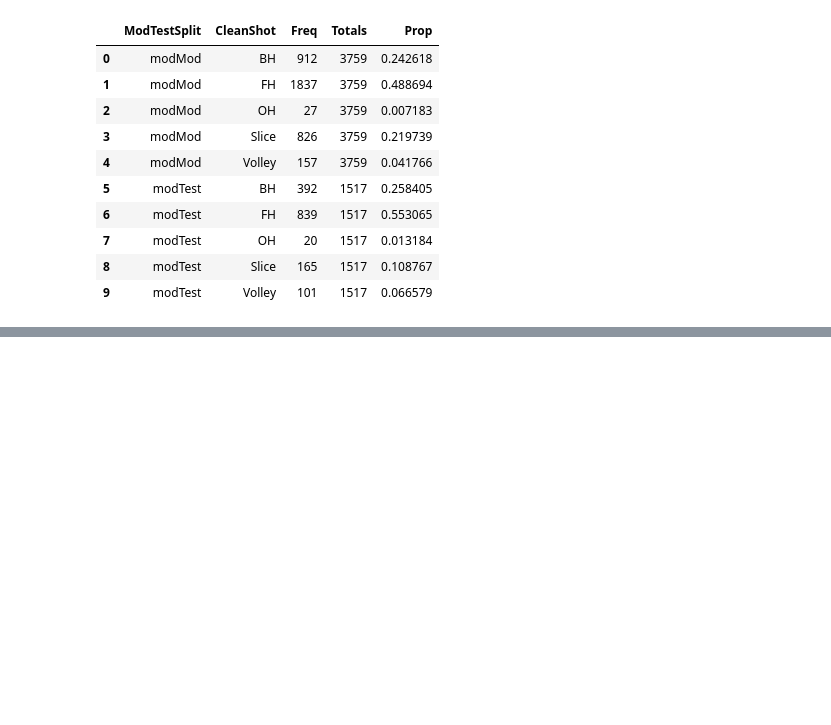
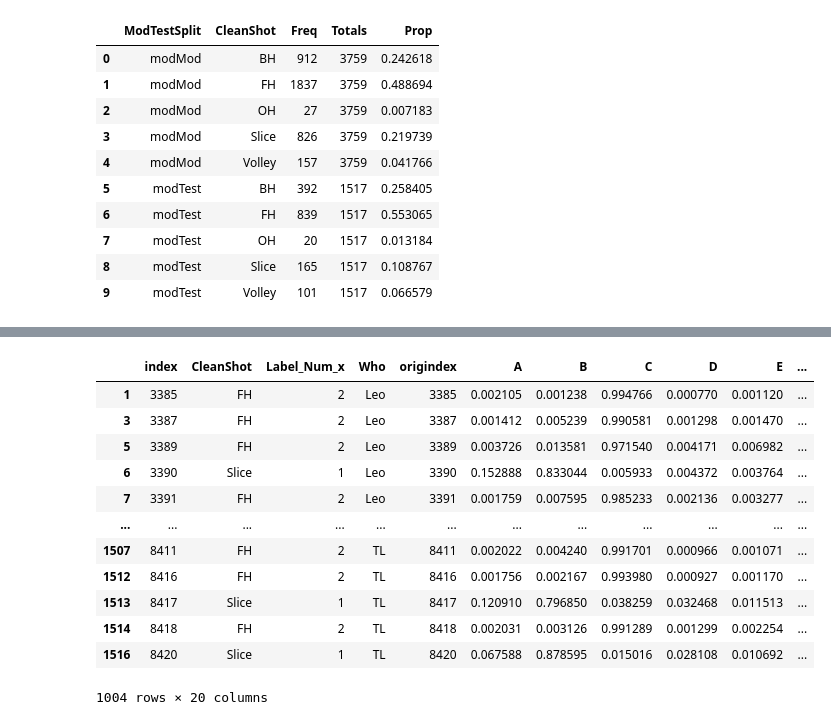
Before and after one commit to jamesoliver1981/DemoTennis, a Jupyter notebook: Building_Predictions/Building_Highly_Accurate_Shot_Predictions_in_Tennis.ipynb, the cells around one changed output, grey strips where cells are left out. Cells and saved outputs as stored; diff of their text form; code cells hidden in the pictures; blank space fills up the shorter version.

Commit message:
Update to building accurate shots notebook

```diff
--- a/Building_Predictions/Building_Highly_Accurate_Shot_Predictions_in_Tennis.ipynb
+++ b/Building_Predictions/Building_Highly_Accurate_Shot_Predictions_in_Tennis.ipynb
@@ -158,0 +530,8 @@ Index(['Key', 'TimeTrueStrike', 'Slice_Res_prob', 'Slice_Res_pred',
+# %%
+#combine the data so have all model predictions in one place
+# df4 = pd.concat([df3, eval_fin.iloc[:,3:]], axis = 1)
+df4 = pd.merge(df3, eval_fin[["BH_2040Focus_probs","BH_2040Focus_preds","origindex"]],
+                             how = "left", on = "origindex")
+
+#show the quality of the prediction via confusion matrix
+pd.crosstab(df4.CleanShot, df4.BH_2040Focus_preds)
@@ -158,0 +587,4 @@ Index(['Key', 'TimeTrueStrike', 'Slice_Res_prob', 'Slice_Res_pred',
+# %%
+#create the accuracy of the prediction - how many of the shots are correctly identified per shot
+df4["FocusCorrect"] = np.where(df4.CleanShot == df4.BH_2040Focus_preds, 1,0)
+df4.groupby("CleanShot")["FocusCorrect"].agg({"count", "sum", "mean"}).reset_index()[["CleanShot", "count", "sum", "mean"]]
@@ -158,0 +605,8 @@ Index(['Key', 'TimeTrueStrike', 'Slice_Res_prob', 'Slice_Res_pred',
+# %%
+# I'm searching for a rule where can downplay slice using older model: take favourite model from above and compare modTest
+
+#add in the prior model predctions to this test data set
+res_20_40_2 = pd.merge(res_20_40, pd.concat([df4[["origindex"]], df4.iloc[:,-6:]], axis = 1), how = "left", on = "origindex")
+res_20_40_2["BH_FHPred"] = np.where(res_20_40_2.BH_2040Focus_prob > 0.2, "BH", res_20_40_2.Preds)
+res_20_40_2["NewCombo_Correct"] = np.where(res_20_40_2.BH_FHPred == res_20_40_2.CleanShot, 1,0)
+pd.crosstab(res_20_40_2.CleanShot, res_20_40_2.BH_FHPred)
@@ -158,0 +642,3 @@ Index(['Key', 'TimeTrueStrike', 'Slice_Res_prob', 'Slice_Res_pred',
+# %%
+rtest = res_20_40_2[res_20_40_2.CleanShot != "BH"]
+pd.crosstab(rtest.CleanShot, rtest.Preds)
@@ -158,0 +661,16 @@ Index(['Key', 'TimeTrueStrike', 'Slice_Res_prob', 'Slice_Res_pred',
+# %%
+rtest[rtest.CleanShot.isin(["FH", "Slice"])]
+# %% [output]
+|  | index | CleanShot | Label_Num_x | Who | origindex | A | B | C | D | E | ... |
+| 1 | 3385 | FH | 2 | Leo | 3385 | 0.002105 | 0.001238 | 0.994766 | 0.000770 | 0.001120 | ... |
+| 3 | 3387 | FH | 2 | Leo | 3387 | 0.001412 | 0.005239 | 0.990581 | 0.001298 | 0.001470 | ... |
+| 5 | 3389 | FH | 2 | Leo | 3389 | 0.003726 | 0.013581 | 0.971540 | 0.004171 | 0.006982 | ... |
+| 6 | 3390 | Slice | 1 | Leo | 3390 | 0.152888 | 0.833044 | 0.005933 | 0.004372 | 0.003764 | ... |
+| 7 | 3391 | FH | 2 | Leo | 3391 | 0.001759 | 0.007595 | 0.985233 | 0.002136 | 0.003277 | ... |
+| ... | ... | ... | ... | ... | ... | ... | ... | ... | ... | ... | ... |
+| 1507 | 8411 | FH | 2 | TL | 8411 | 0.002022 | 0.004240 | 0.991701 | 0.000966 | 0.001071 | ... |
+| 1512 | 8416 | FH | 2 | TL | 8416 | 0.001756 | 0.002167 | 0.993980 | 0.000927 | 0.001170 | ... |
+| 1513 | 8417 | Slice | 1 | TL | 8417 | 0.120910 | 0.796850 | 0.038259 | 0.032468 | 0.011513 | ... |
+| 1514 | 8418 | FH | 2 | TL | 8418 | 0.002031 | 0.003126 | 0.991289 | 0.001299 | 0.002254 | ... |
+| 1516 | 8420 | Slice | 1 | TL | 8420 | 0.067588 | 0.878595 | 0.015016 | 0.028108 | 0.010692 | ... |
+1004 rows × 20 columns
```
Also changed, not shown: parts of 31 cells of this notebook.
